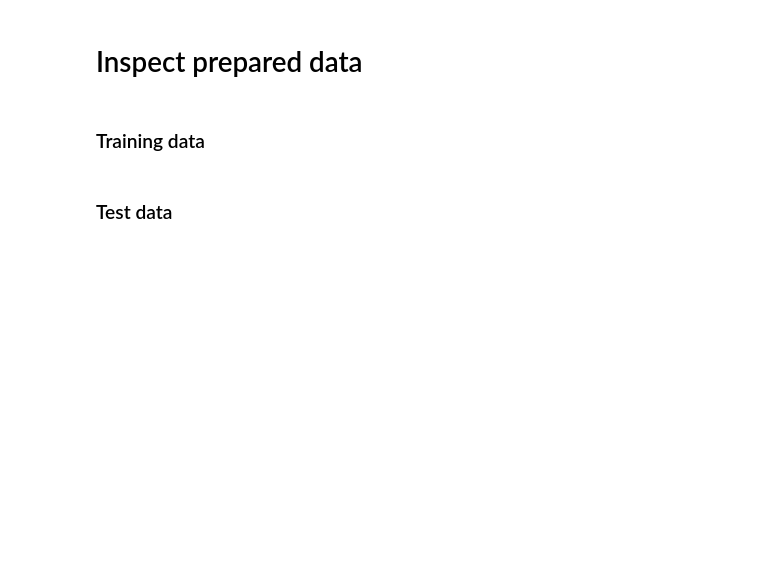
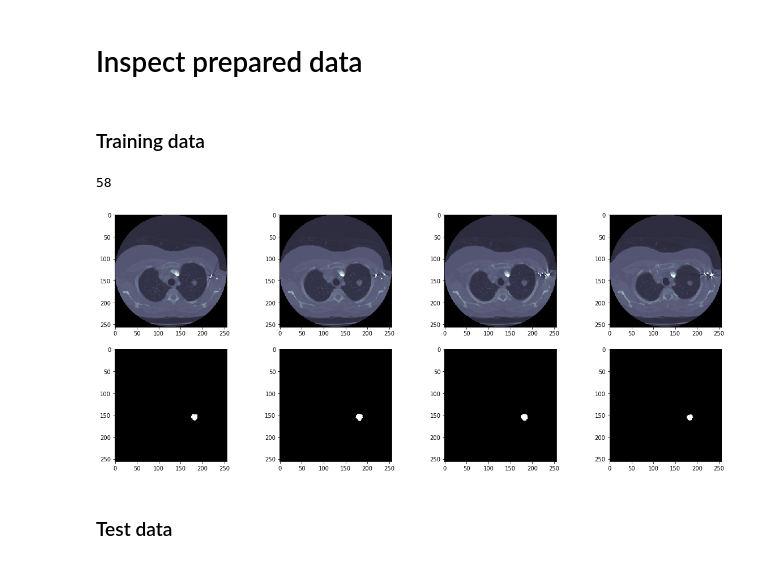
Before and after one commit to maggiebasta/lung-cancer-thesis, a Jupyter notebook: unet_3d/downloader.ipynb, the cells around one changed output. Drawn from its saved outputs; the diff is of its cells as text; code cells hidden in the pictures; blank space fills up the shorter version.

```diff
--- a/unet_3d/downloader.ipynb
+++ b/unet_3d/downloader.ipynb
@@ -33,29 +36,32 @@ data_downloader.test_train_split('data/prepared', 'data/train', 'data/test')
 # %%
 train_idx = np.random.randint(len(os.listdir('data/train/image1')))
 print(train_idx)
 
 train_img_1 = imread(f'data/train/image1/{train_idx}.png')
 train_img_2 = imread(f'data/train/image2/{train_idx}.png')
 train_img_3 = imread(f'data/train/image3/{train_idx}.png')
 train_img_4 = imread(f'data/train/image4/{train_idx}.png')
-train_mask_2 =  imread(f'data/train/label1/{train_idx}.png')
-train_mask_3 =  imread(f'data/train/label2/{train_idx}.png')
-train_mask_4 =  imread(f'data/train/label3/{train_idx}.png')
-train_mask_5 =  imread(f'data/train/label4/{train_idx}.png')
+train_mask_1 =  imread(f'data/train/label1/{train_idx}.png')
+train_mask_2 =  imread(f'data/train/label2/{train_idx}.png')
+train_mask_3 =  imread(f'data/train/label3/{train_idx}.png')
+train_mask_4 =  imread(f'data/train/label4/{train_idx}.png')
 
 
 fig, axs = plt.subplots(2, 4, figsize=(20, 8))
 axs[0][0].imshow(train_img_1, cmap='bone')
 axs[0][1].imshow(train_img_2, cmap='bone')
 axs[0][2].imshow(train_img_3, cmap='bone')
 axs[0][3].imshow(train_img_4, cmap='bone')
 
 axs[1][0].imshow(train_mask_1, cmap='bone')
 axs[1][1].imshow(train_mask_2, cmap='bone')
 axs[1][2].imshow(train_mask_3, cmap='bone')
 axs[1][3].imshow(train_mask_4, cmap='bone')
 
 plt.show()
+# %% [output]
+58
+[figure, added]
 # %% [markdown]
 
 ### Test data
```
Also changed, not shown: parts of 3 cells of this notebook, 1 other file.
